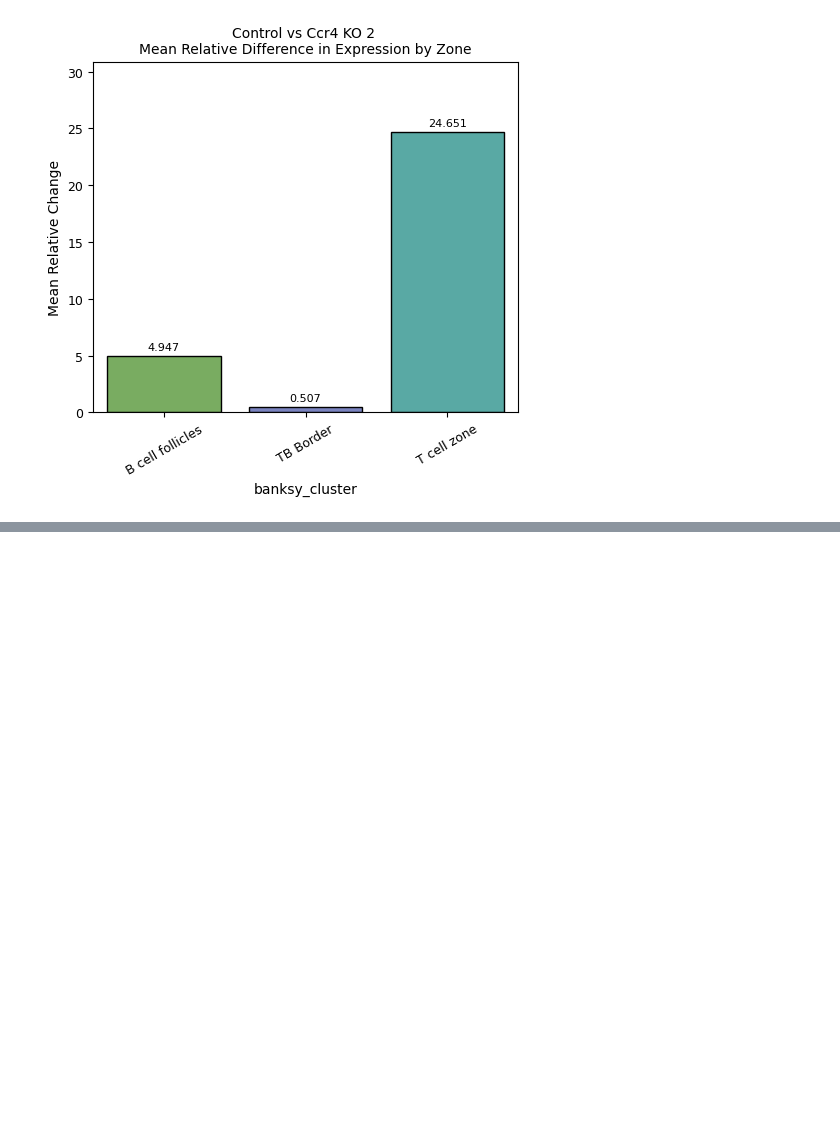
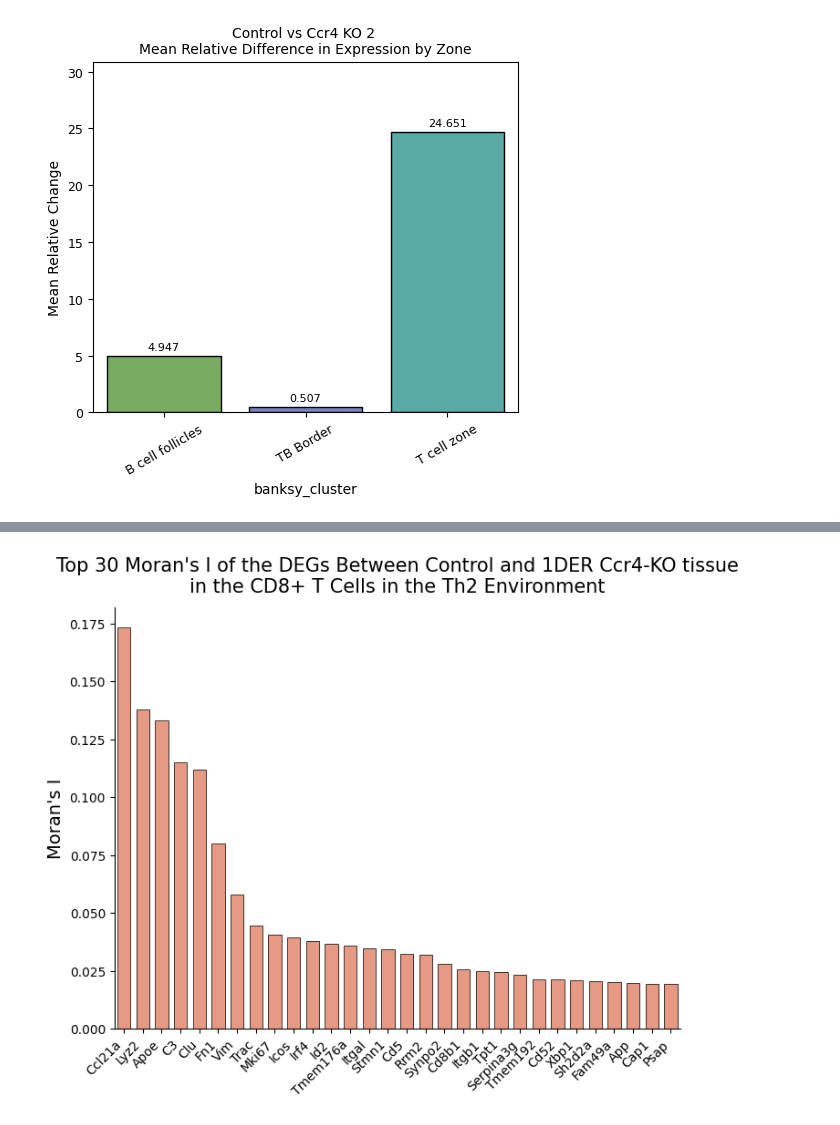
Before and after one commit to jishnu-lab/SpaceTravLR, a Jupyter notebook: manuscript/mouse_lymph_visiumHD/figures2.ipynb, the cells around one changed output, grey strips where cells are left out. Saved outputs shown, nothing was run; the diff lists cells and outputs as text; code cells hidden in the pictures; blank space fills up the shorter version.

Commit message:
updated figures notebook

```diff
--- a/manuscript/mouse_lymph_visiumHD/figures2.ipynb
+++ b/manuscript/mouse_lymph_visiumHD/figures2.ipynb
@@ -761,0 +727,9 @@ plot_corr(gex_control, gex_sim, gex_ko2, top_degs_df2, n_genes=gex_control.shape
+# %%
+degs_consistent['logfoldchanges_sim'] = cd8_simulated.to_df().mean(axis=0)[degs_consistent['names']].values
+xvals = degs_consistent['logfoldchanges_sim']
+yvals = degs_consistent['avg_lfc']
+
+r, pval = spearmanr(xvals, yvals)
+print('CD8+ T Correlation: ', r, pval)
+r, pval = pearsonr(xvals, yvals)
+print('CD8+ T Correlation: ', r, pval)
@@ -761,0 +739,7 @@ plot_corr(gex_control, gex_sim, gex_ko2, top_degs_df2, n_genes=gex_control.shape
+# %%
+degs_consistent['baseline_lfc'] = baseline_degs_copy.set_index('names').loc[degs_consistent['names'], 'avg_lfc'].values
+
+xvals = degs_consistent['baseline_lfc']
+yvals = degs_consistent['avg_lfc']
+r, pval = spearmanr(xvals, yvals)
+print('Baseline CD8+ T Correlation: ', r, pval)
@@ -761,0 +854,11 @@ plot_corr(gex_control, gex_sim, gex_ko2, top_degs_df2, n_genes=gex_control.shape
+# %%
+import squidpy as sq
+
+cd8_adata = adata_control[adata_control.obs['cell_type'] == 'CD8+ T']
+
+selected_degs = degs_consistent
+sq.gr.spatial_neighbors(cd8_adata)
+moran = sq.gr.spatial_autocorr(cd8_adata, mode='moran', genes=selected_degs['names'].values, n_perms=100, copy=True)
+# %%
+moran.sort_values(by='I', ascending=False, inplace=True, key=abs)
+moran.head(30)
@@ -761,0 +883,16 @@ plot_corr(gex_control, gex_sim, gex_ko2, top_degs_df2, n_genes=gex_control.shape
+# %%
+bar_kwargs = dict(width=0.7, edgecolor='k', linewidth=0.7)
+
+moran = moran.head(30)
+
+x = np.arange(len(moran.index))
+fig, ax = plt.subplots(figsize=(8, 6))
+sns.barplot(x=x, y=moran['I'].values, color='#f46d43', alpha=0.75, **bar_kwargs)
+ax.set_xticks(x)
+ax.set_xticklabels(moran.index, rotation=45, ha='right')
+ax.set_ylabel("Moran's I", fontsize=14)
+ax.set_title("Top 30 Moran's I of the DEGs Between Control and 1DER Ccr4-KO tissue\nin the CD8+ T Cells in the Th2 Environment", fontsize=15, pad=12)
+ax.spines['top'].set_visible(False)
+ax.spines['right'].set_visible(False)
+# %% [output]
+[figure, added]
```
Also changed, not shown: parts of 40 cells of this notebook, 1 other file.
